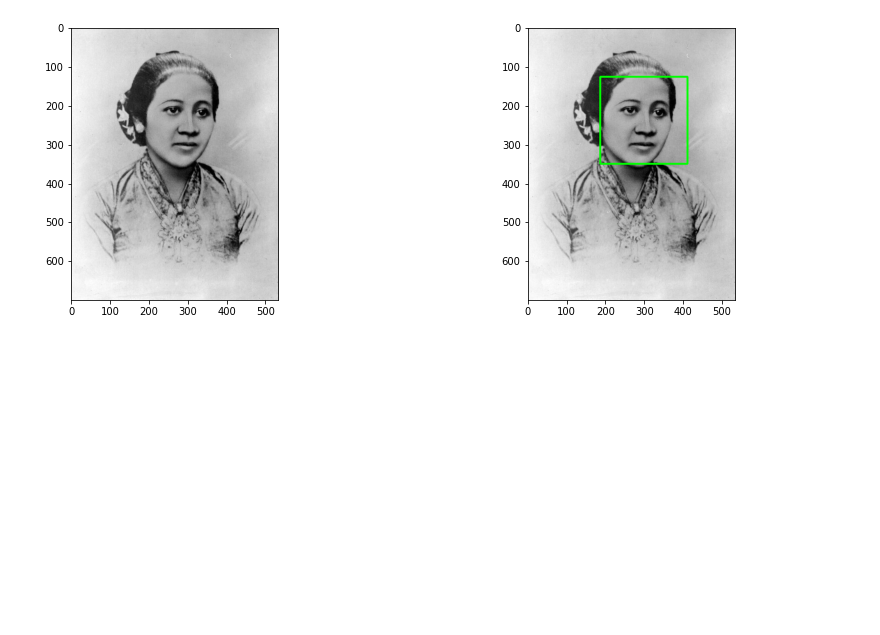
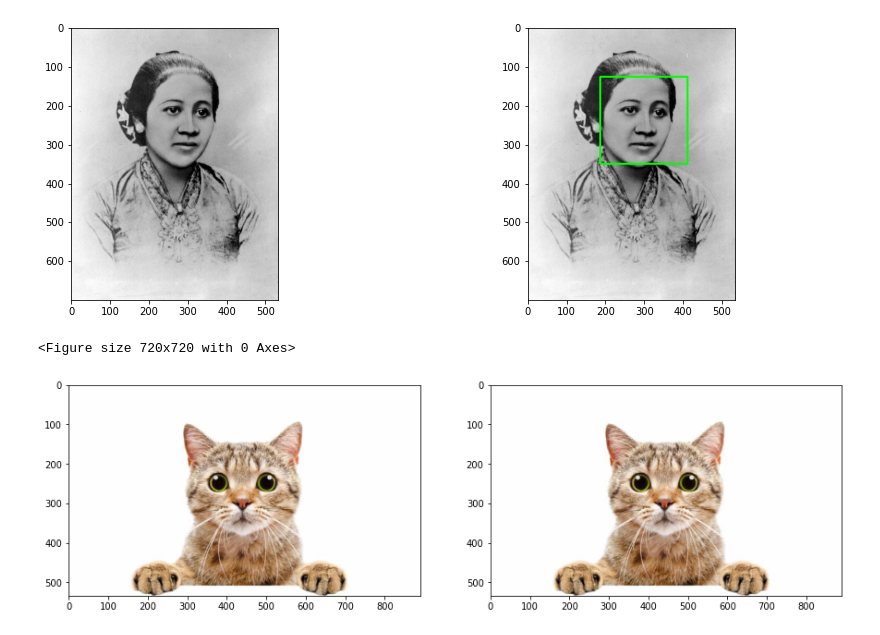
Before and after one commit to ab-rohman/Computer_Vision, a Jupyter notebook: Week12.ipynb, the cells around one changed output. Saved outputs shown, nothing was run; the diff lists cells and outputs as text; code cells hidden in the pictures; blank space fills up the shorter version.

Commit message:
Face Detection of Cat Done

```diff
--- a/Week12.ipynb
+++ b/Week12.ipynb
@@ -54,3 +54,24 @@ plt.show()
 # %% [output]
 <Figure size 720x720 with 0 Axes>
 [figure]
+# %%
+#Step 2 (face det)
+# Ibu Kartini Face
+cat = cv.imread('/content/drive/MyDrive/Colab Notebooks/Images_PCVK/Images/facedet/kucing.jpg')
+cat1 = cv.imread('/content/drive/MyDrive/Colab Notebooks/Images_PCVK/Images/facedet/kucing.jpg')
+roi_wajah1 = face_cascade.detectMultiScale(cat1)
+
+roi_face = face_cascade.detectMultiScale(cat)
+for(x,y,w,h) in roi_face:
+ cv.rectangle(cat,(x,y),(x+w,y+h),(0,255,0),3)
+plt.figure(figsize = (10,10))
+
+f, axarr = plt. subplots(1,2,figsize=(15,5))
+plt.subplot(121),plt.imshow(cv.cvtColor(cat1, cv.COLOR_BGR2RGB))
+axarr[0].imshow(cv.cvtColor(cat1, cv.COLOR_BGR2RGB))
+plt.subplot(122),plt.imshow(cv.cvtColor(cat, cv.COLOR_BGR2RGB))
+axarr[1].imshow(cv.cvtColor(cat, cv.COLOR_BGR2RGB))
+plt.show()
+# %% [output]
+<Figure size 720x720 with 0 Axes>
+[figure, added]
```
